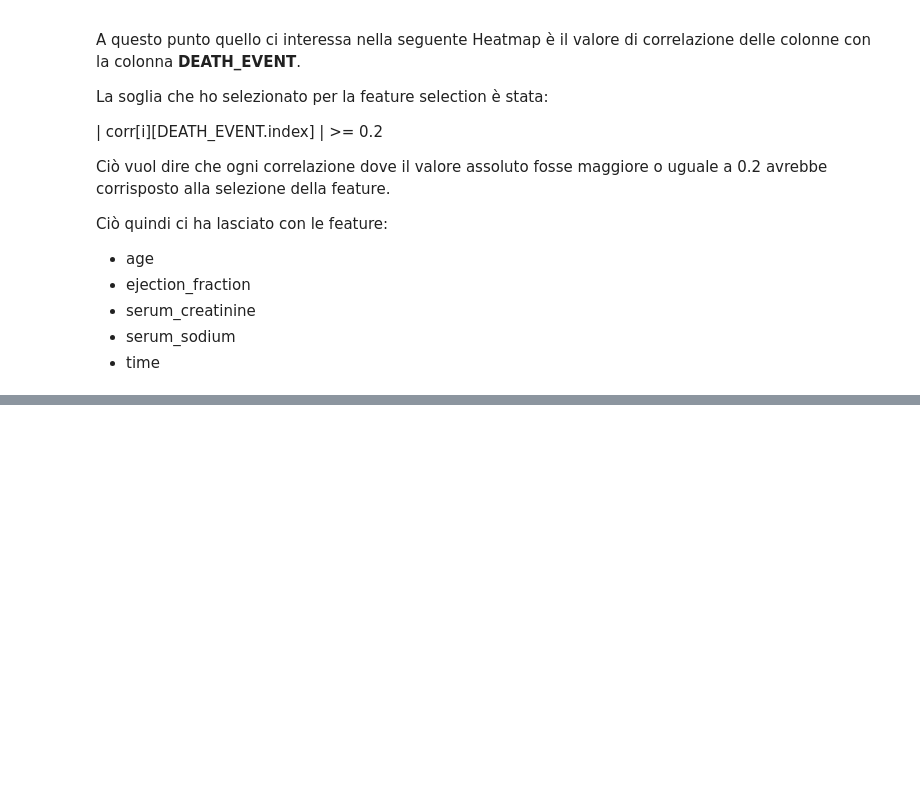
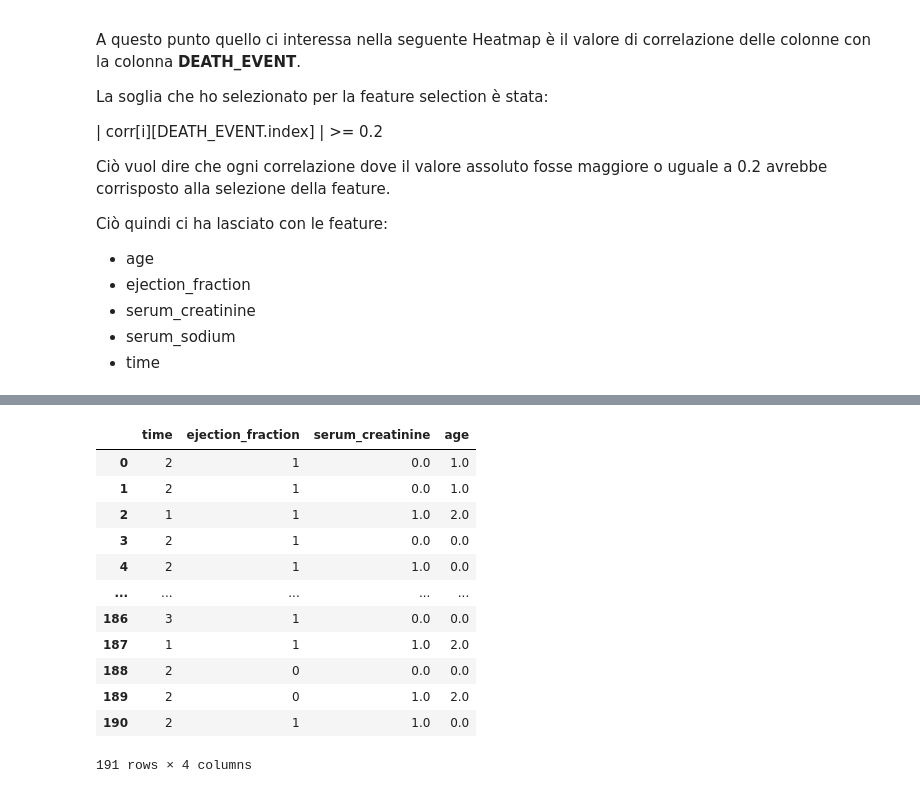
Before and after one commit to massudavide/esame_ia_settembre-1, a Jupyter notebook: notebook_training.ipynb, the cells around one changed output, grey strips where cells are left out. Saved outputs shown, nothing was run; the diff lists cells and outputs as text; code cells hidden in the pictures; blank space fills up the shorter version.

```diff
--- a/notebook_training.ipynb
+++ b/notebook_training.ipynb
@@ -136,22 +173,61 @@ Name: age, dtype: float64
 # %%
 def codifica_eta(dataset):
     dataset= dataset.copy()
     age = np.asanyarray(dataset['age'])
     for i in range(0, age.size):
         if 40 <= age[i] <= 53:
             age[i] = 0
         elif 54 <= age[i] <= 67:
             age[i] = 1
         elif 68 <= age[i] <= 81:
             age[i] = 2
         elif 82 <= age[i] <= 95:
             age[i] = 3
         else:
             age[i] = 4
 
     dataset['age'] = pd.DataFrame(age)
     return dataset
 
+def codifica_creatinine(dataset):
+    dataset= dataset.copy()
+    cre = np.asanyarray(dataset['serum_creatinine'])
+    for i in range(0, cre.size):
+        if 0 <= cre[i] <= 1:
+            cre[i] = 0
+        elif 1 < cre[i] <= 2:
+            cre[i] = 1
+        else:
+            cre[i] = 2
+
+    dataset['serum_creatinine'] = pd.DataFrame(cre)
+    return dataset
+
+
 X_train = codifica_eta(X_train)
 X_test = codifica_eta(X_test)
+
+
+X_train = codifica_creatinine(X_train)
+X_test = codifica_creatinine(X_test)
+
+X_train['time'] = pd.cut(X_train['time'], bins=4, labels=np.arange(4), right=False)
+X_test['time'] = pd.cut(X_test['time'], bins=4, labels=np.arange(4), right=False)
+
+X_train['ejection_fraction'] = pd.cut(X_train['ejection_fraction'], bins=4, labels=np.arange(4), right=False)
+X_test['ejection_fraction'] = pd.cut(X_test['ejection_fraction'], bins=4, labels=np.arange(4), right=False)
+# %% [output]
+|  | time | ejection_fraction | serum_creatinine | age |
+| 0 | 2 | 1 | 0.0 | 1.0 |
+| 1 | 2 | 1 | 0.0 | 1.0 |
+| 2 | 1 | 1 | 1.0 | 2.0 |
+| 3 | 2 | 1 | 0.0 | 0.0 |
+| 4 | 2 | 1 | 1.0 | 0.0 |
+| ... | ... | ... | ... | ... |
+| 186 | 3 | 1 | 0.0 | 0.0 |
+| 187 | 1 | 1 | 1.0 | 2.0 |
+| 188 | 2 | 0 | 0.0 | 0.0 |
+| 189 | 2 | 0 | 1.0 | 2.0 |
+| 190 | 2 | 1 | 1.0 | 0.0 |
+191 rows × 4 columns
 # %% [markdown]
```
Also changed, not shown: parts of 12 cells of this notebook, 1 other file.
